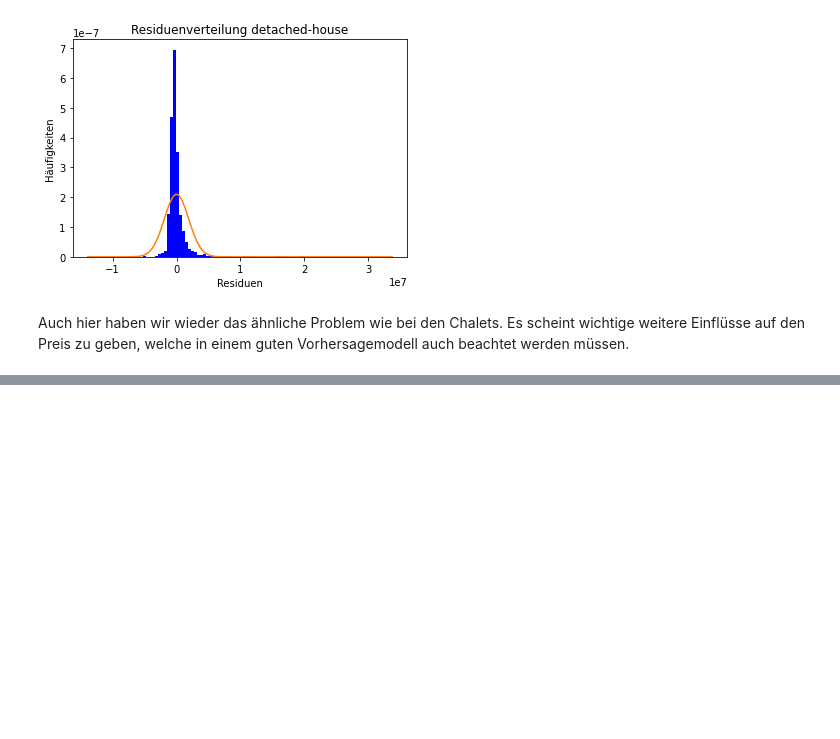
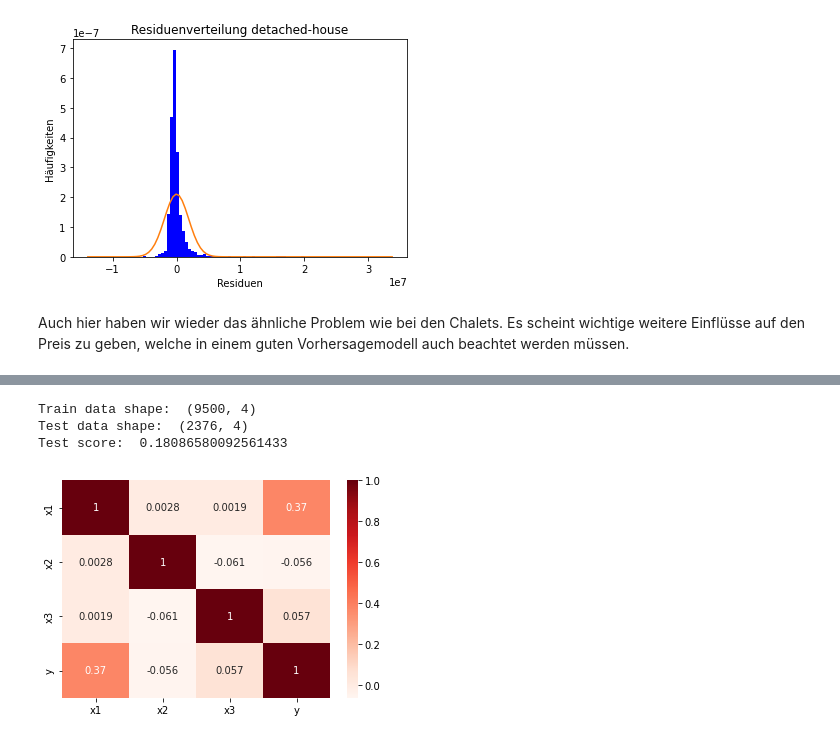
Before and after one commit to marvinvr/fhnw-cml1, a Jupyter notebook: linear_regression.ipynb, the cells around one changed output, grey strips where cells are left out. Saved outputs shown, nothing was run; the diff lists cells and outputs as text; code cells hidden in the pictures; blank space fills up the shorter version.

Commit message:
update linear regression

```diff
--- a/linear_regression.ipynb
+++ b/linear_regression.ipynb
@@ -148,0 +215,8 @@ Es scheint wichtige weitere Einflüsse auf den Preis zu geben, welche in einem g
+# %%
+#Multilineare Regression
+multilinear(df, 'living_space_m2', 'distanceToTrainStation', 'RiversAndLakesM')
+# %% [output]
+Train data shape:  (9500, 4)
+Test data shape:  (2376, 4)
+Test score:  0.18086580092561433
+[figure, added]
```
Also changed, not shown: parts of 6 cells of this notebook, 1 other file.
